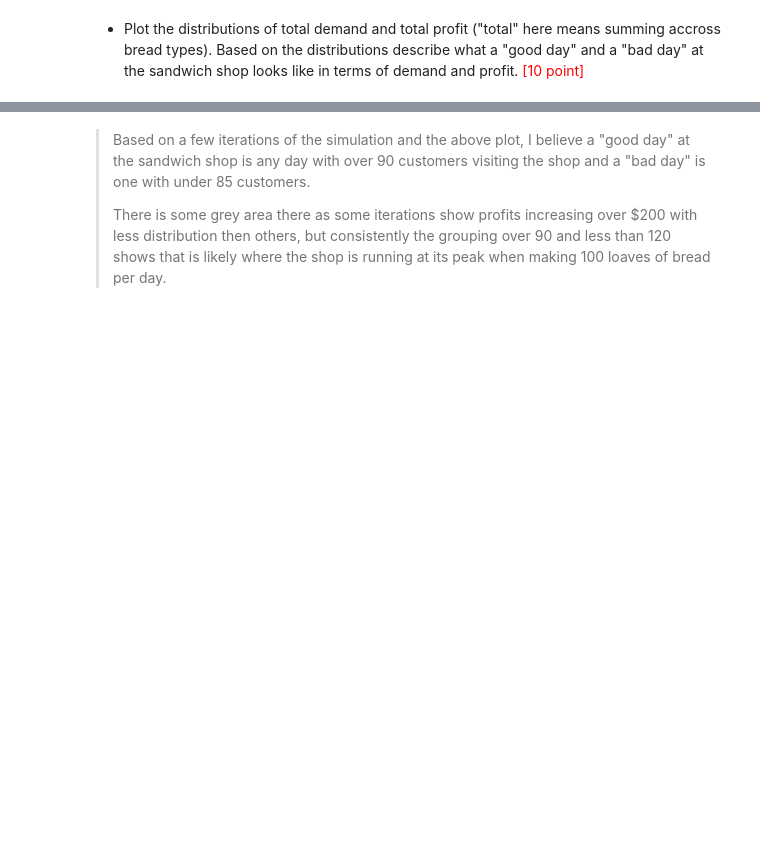
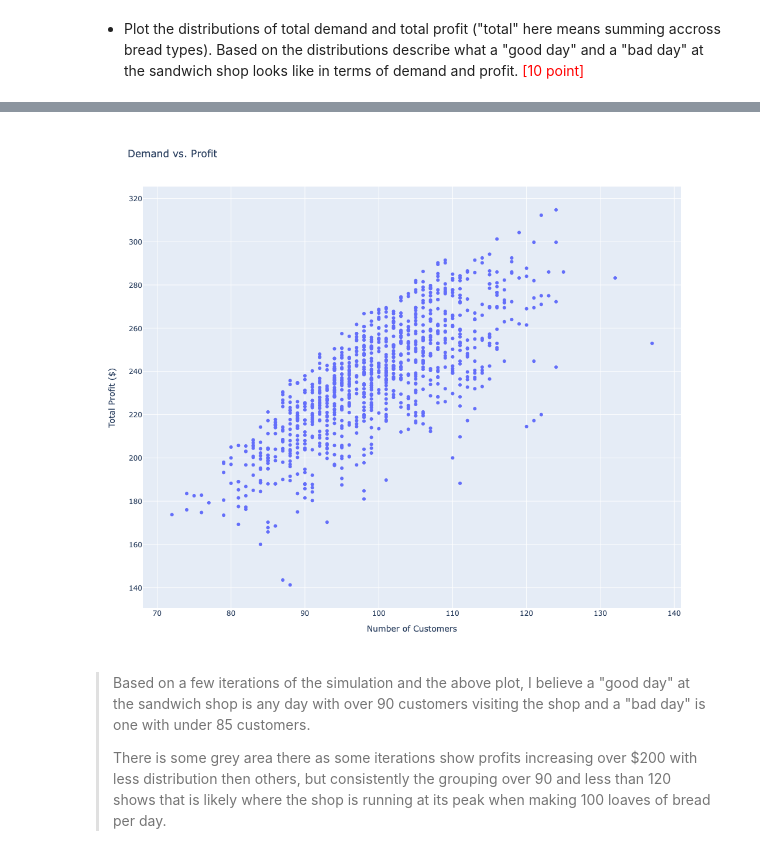
Before and after one commit to darynwhite/DataScienceCert, a Jupyter notebook: DSCI520/Assignments/DarynWhite-L04-submitted.ipynb, the cells around one changed output, grey strips where cells are left out. Drawn from its saved outputs; the diff is of its cells as text; code cells hidden in the pictures; blank space fills up the shorter version.

Commit message:
Remove width for plots. Better for smaller screens...

```diff
--- a/DSCI520/Assignments/DarynWhite-L04-submitted.ipynb
+++ b/DSCI520/Assignments/DarynWhite-L04-submitted.ipynb
@@ -131,13 +185,14 @@ profit_demand.head()
 # %%
 pxp.scatter(
     profit_demand,
     x='demand',
     y='profit',
     height=900,
-    width=1200,
     title="Demand vs. Profit",
     labels={'demand':'Number of Customers','profit':'Total Profit ($)'},
     )
+# %% [output]
+[figure, added]
 # %% [markdown]
 > Based on a few iterations of the simulation and the above plot, I believe a "good day" at the sandwich shop is any day with over 90 customers visiting the shop and a "bad day" is one with under 85 customers.
 >
```
Also changed, not shown: parts of 8 cells of this notebook.
